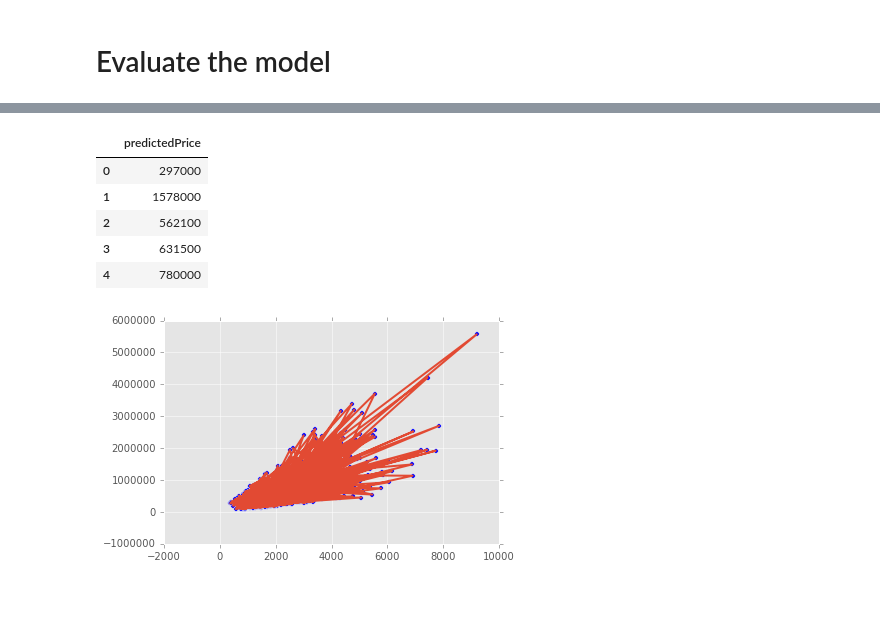
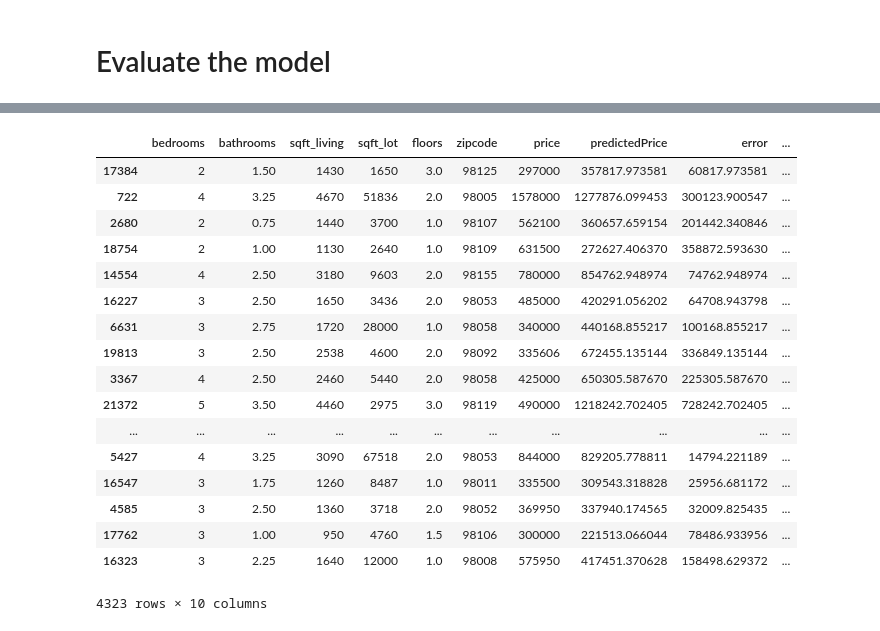
Before and after one commit to MaximeGaudin/Coursera-Machine-Learning-Foundation, a Jupyter notebook: Week2 - Regression/Predicting House Prices.ipynb, the cells around one changed output, grey strips where cells are left out. Cells and saved outputs as stored; diff of their text form; code cells hidden in the pictures; blank space fills up the shorter version.

```diff
--- a/Week2 - Regression/Predicting House Prices.ipynb
+++ b/Week2 - Regression/Predicting House Prices.ipynb
@@ -70,2 +65,5 @@ ValueError: Found arrays with inconsistent numbers of samples: [    1 17290]
+# %%
+def p(x):
+    return (model.coef_[0] * x + model.intercept_)[0]
 # %% [markdown]
 # Evaluate the model
@@ -98,19 +70,24 @@ predictions
-# %%
-def toDF(name, arr):
-    return pandas.DataFrame({ name: arr })
-
-toDF('predictedPrice', model.predict(testDS)).head()
-# %% [output]
-|  | predictedPrice |
-| 0 | 297000 |
-| 1 | 1578000 |
-| 2 | 562100 |
-| 3 | 631500 |
-| 4 | 780000 |
-# %%
-plt.scatter(testDS['sqft_living'], testDS['price'])
-plt.plot(testDS['sqft_living'],  model.predict(testDS), linewidth=2)
-
-plt.show()
-# %% [output]
-[figure, removed]
+# %%
+testDS['predictedPrice'] = testDS['sqft_living'].map(p)
+testDS['error'] = abs(testDS['price'] - testDS['predictedPrice'])
+testDS['errorPercentage'] = testDS['error'] * 100 / testDS['price']
+testDS
+# %% [output]
+|  | bedrooms | bathrooms | sqft_living | sqft_lot | floors | zipcode | price | predictedPrice | error | ... |
+| 17384 | 2 | 1.50 | 1430 | 1650 | 3.0 | 98125 | 297000 | 357817.973581 | 60817.973581 | ... |
+| 722 | 4 | 3.25 | 4670 | 51836 | 2.0 | 98005 | 1578000 | 1277876.099453 | 300123.900547 | ... |
+| 2680 | 2 | 0.75 | 1440 | 3700 | 1.0 | 98107 | 562100 | 360657.659154 | 201442.340846 | ... |
+| 18754 | 2 | 1.00 | 1130 | 2640 | 1.0 | 98109 | 631500 | 272627.406370 | 358872.593630 | ... |
+| 14554 | 4 | 2.50 | 3180 | 9603 | 2.0 | 98155 | 780000 | 854762.948974 | 74762.948974 | ... |
+| 16227 | 3 | 2.50 | 1650 | 3436 | 2.0 | 98053 | 485000 | 420291.056202 | 64708.943798 | ... |
+| 6631 | 3 | 2.75 | 1720 | 28000 | 1.0 | 98058 | 340000 | 440168.855217 | 100168.855217 | ... |
+| 19813 | 3 | 2.50 | 2538 | 4600 | 2.0 | 98092 | 335606 | 672455.135144 | 336849.135144 | ... |
+| 3367 | 4 | 2.50 | 2460 | 5440 | 2.0 | 98058 | 425000 | 650305.587670 | 225305.587670 | ... |
+| 21372 | 5 | 3.50 | 4460 | 2975 | 3.0 | 98119 | 490000 | 1218242.702405 | 728242.702405 | ... |
+| ... | ... | ... | ... | ... | ... | ... | ... | ... | ... | ... |
+| 5427 | 4 | 3.25 | 3090 | 67518 | 2.0 | 98053 | 844000 | 829205.778811 | 14794.221189 | ... |
+| 16547 | 3 | 1.75 | 1260 | 8487 | 1.0 | 98011 | 335500 | 309543.318828 | 25956.681172 | ... |
+| 4585 | 3 | 2.50 | 1360 | 3718 | 2.0 | 98052 | 369950 | 337940.174565 | 32009.825435 | ... |
+| 17762 | 3 | 1.00 | 950 | 4760 | 1.5 | 98106 | 300000 | 221513.066044 | 78486.933956 | ... |
+| 16323 | 3 | 2.25 | 1640 | 12000 | 1.0 | 98008 | 575950 | 417451.370628 | 158498.629372 | ... |
+4323 rows × 10 columns
```
Also changed, not shown: parts of 13 cells of this notebook, 6 other files.
